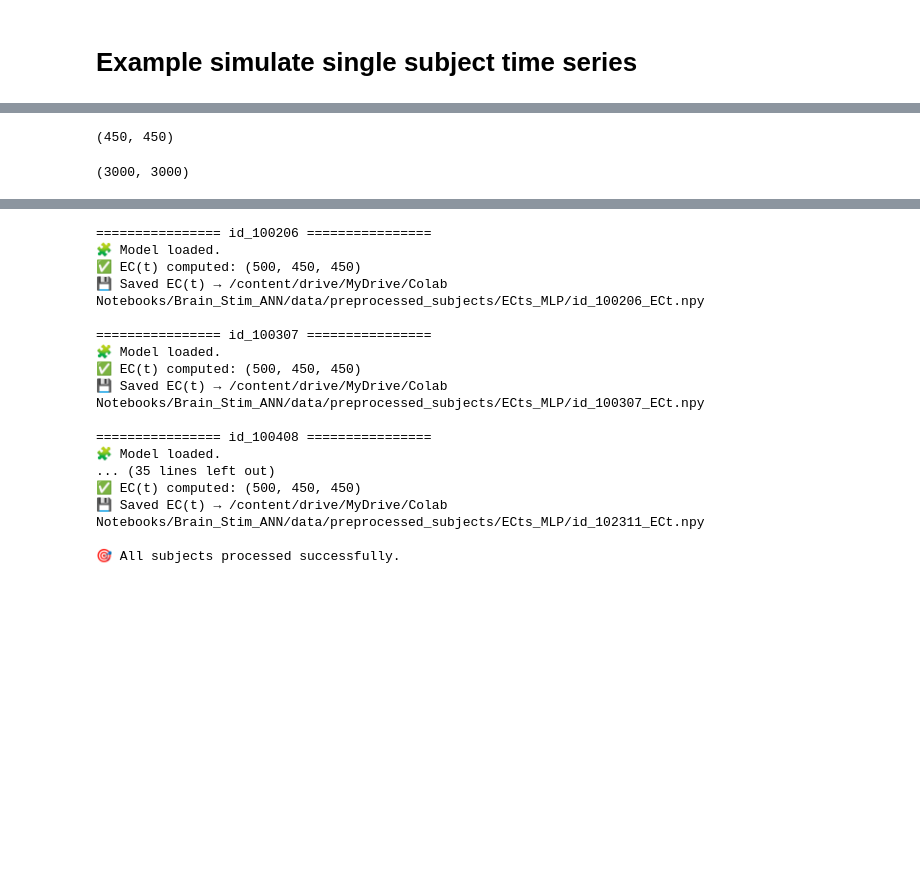
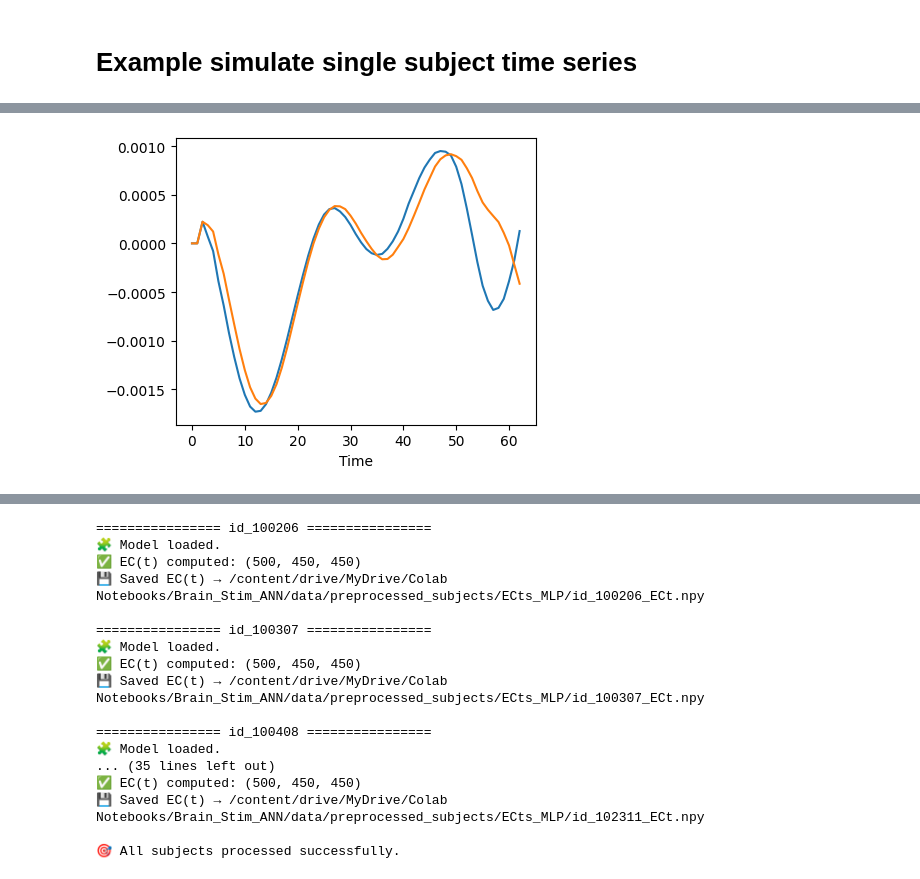
Before and after one commit to grabuffo/BrainStim_ANN_fMRI_HCP, a Jupyter notebook: notebooks/Evoked_Timescales.ipynb, the cells around one changed output, grey strips where cells are left out. Drawn from its saved outputs; the diff is of its cells as text; code cells hidden in the pictures; blank space fills up the shorter version.

```diff
--- a/notebooks/Evoked_Timescales.ipynb
+++ b/notebooks/Evoked_Timescales.ipynb
@@ -146,8 +121,0 @@ dFC_sim=dFC(sim)
-# %%
-FC_emp.shape
-# %% [output]
-(450, 450)
-# %%
-dFC_emp.shape
-# %% [output]
-(3000, 3000)
@@ -154,3 +126,13 @@ dFC_emp.shape
+# %%
+plt.figure(figsize=(4.6,3.6))
+plt.plot(np.mean(Zsim[0,:,:],axis=1))
+plt.plot(np.mean(Zsim[1,:,:],axis=1))
+plt.xlabel('Time')
+#plt.axis('off')
+plt.tight_layout()
+plt.show()
+# %% [output]
+[figure, added]
 # %%
 plt.figure(figsize=(4.6,3.6))
 plt.subplot(2,1,1)
```
Also changed, not shown: parts of 5 cells of this notebook.
